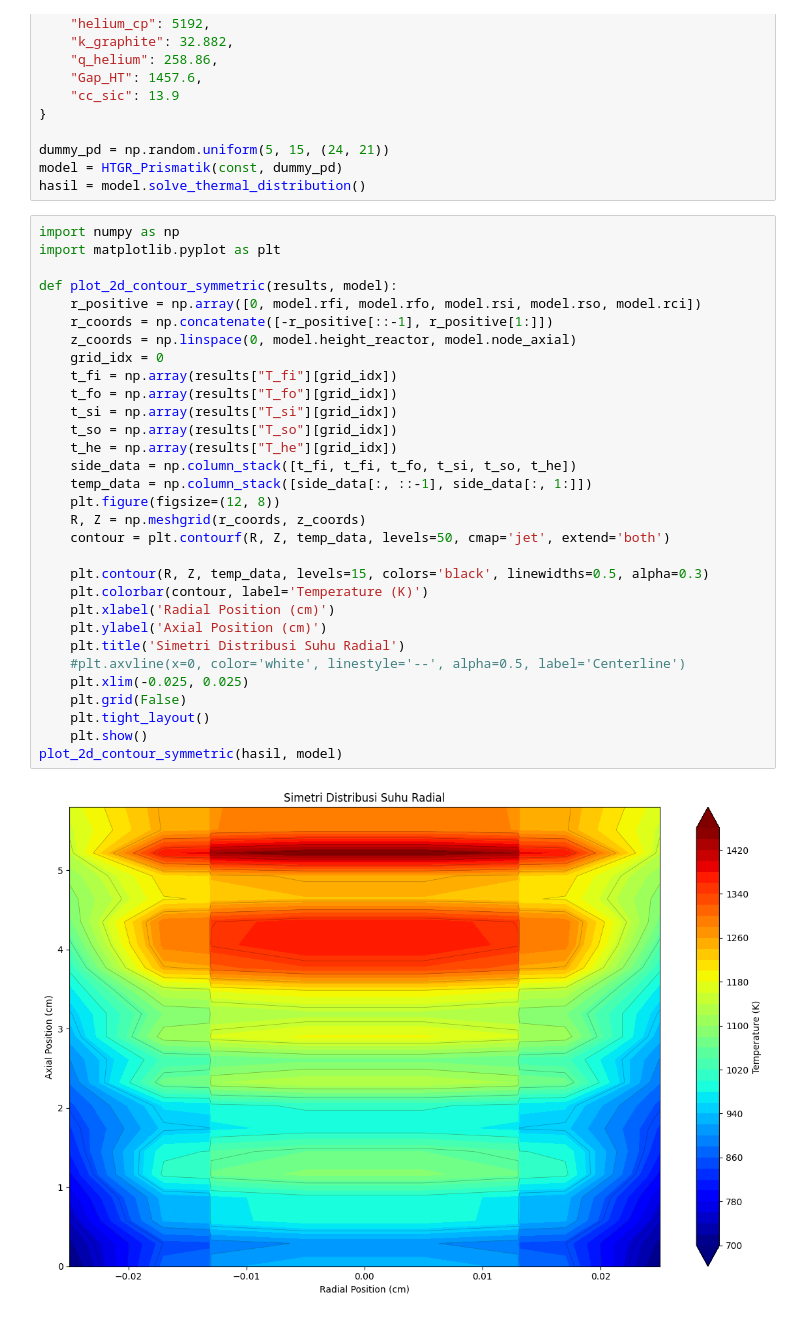
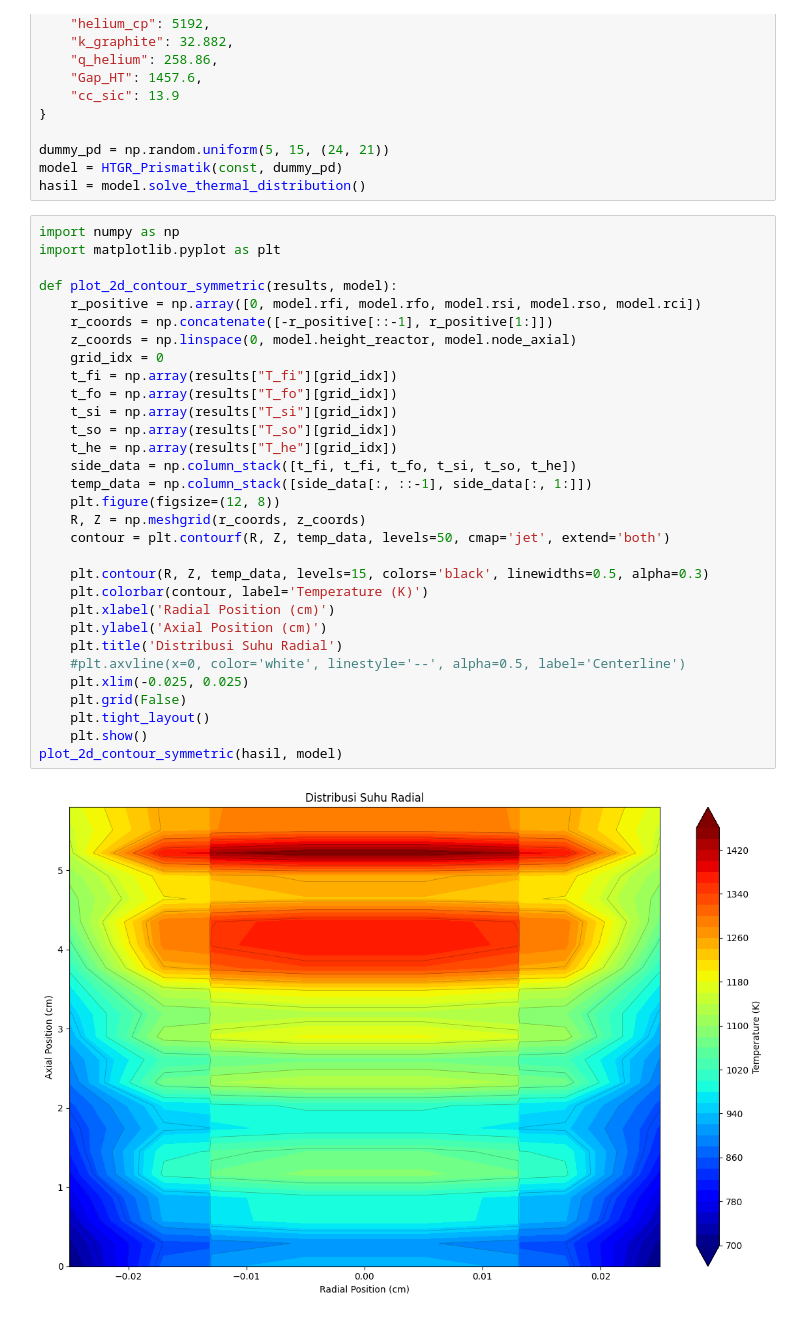
Before and after one commit to dhiyasalmas/Thermal-Hydraulic-On-HTGR-Prismatic, a Jupyter notebook: Termal Hidrolik HTGR Prismatik.ipynb, the cells around one changed output. Drawn from its saved outputs; the diff is of its cells as text.

```diff
--- a/Termal Hidrolik HTGR Prismatik.ipynb
+++ b/Termal Hidrolik HTGR Prismatik.ipynb
@@ -117,32 +117,32 @@ hasil = model.solve_thermal_distribution()
 import numpy as np
 import matplotlib.pyplot as plt
 
 def plot_2d_contour_symmetric(results, model):
     r_positive = np.array([0, model.rfi, model.rfo, model.rsi, model.rso, model.rci])
     r_coords = np.concatenate([-r_positive[::-1], r_positive[1:]])
     z_coords = np.linspace(0, model.height_reactor, model.node_axial)
     grid_idx = 0
     t_fi = np.array(results["T_fi"][grid_idx])
     t_fo = np.array(results["T_fo"][grid_idx])
     t_si = np.array(results["T_si"][grid_idx])
     t_so = np.array(results["T_so"][grid_idx])
     t_he = np.array(results["T_he"][grid_idx])
     side_data = np.column_stack([t_fi, t_fi, t_fo, t_si, t_so, t_he])
     temp_data = np.column_stack([side_data[:, ::-1], side_data[:, 1:]])
     plt.figure(figsize=(12, 8))
     R, Z = np.meshgrid(r_coords, z_coords)
     contour = plt.contourf(R, Z, temp_data, levels=50, cmap='jet', extend='both')
 
     plt.contour(R, Z, temp_data, levels=15, colors='black', linewidths=0.5, alpha=0.3)
     plt.colorbar(contour, label='Temperature (K)')
     plt.xlabel('Radial Position (cm)')
     plt.ylabel('Axial Position (cm)')
-    plt.title('Simetri Distribusi Suhu Radial')
+    plt.title('Distribusi Suhu Radial')
     #plt.axvline(x=0, color='white', linestyle='--', alpha=0.5, label='Centerline')
     plt.xlim(-0.025, 0.025)
     plt.grid(False)
     plt.tight_layout()
     plt.show()
 plot_2d_contour_symmetric(hasil, model)
 # %% [output]
-[figure, old version]
+[figure, new version]
```
